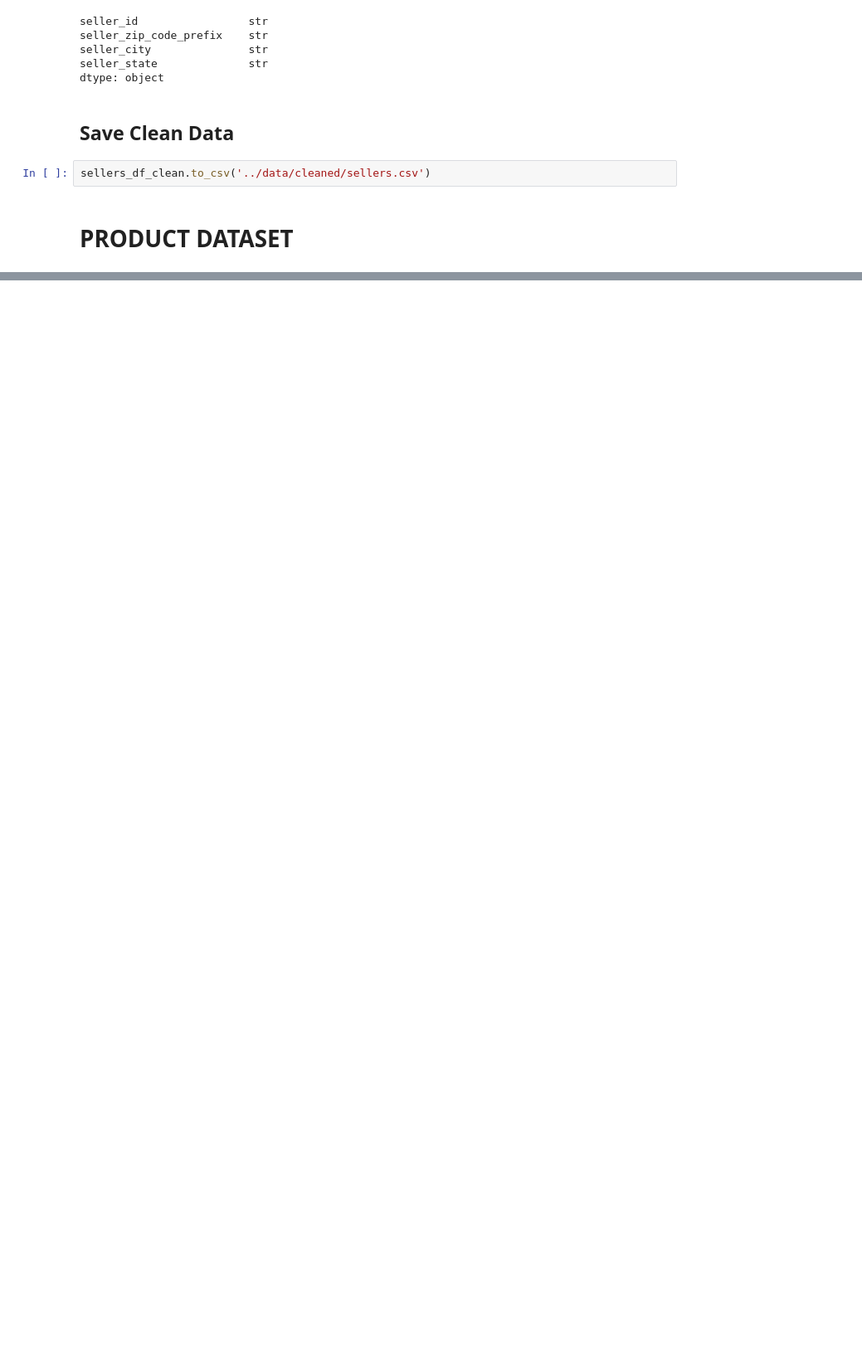
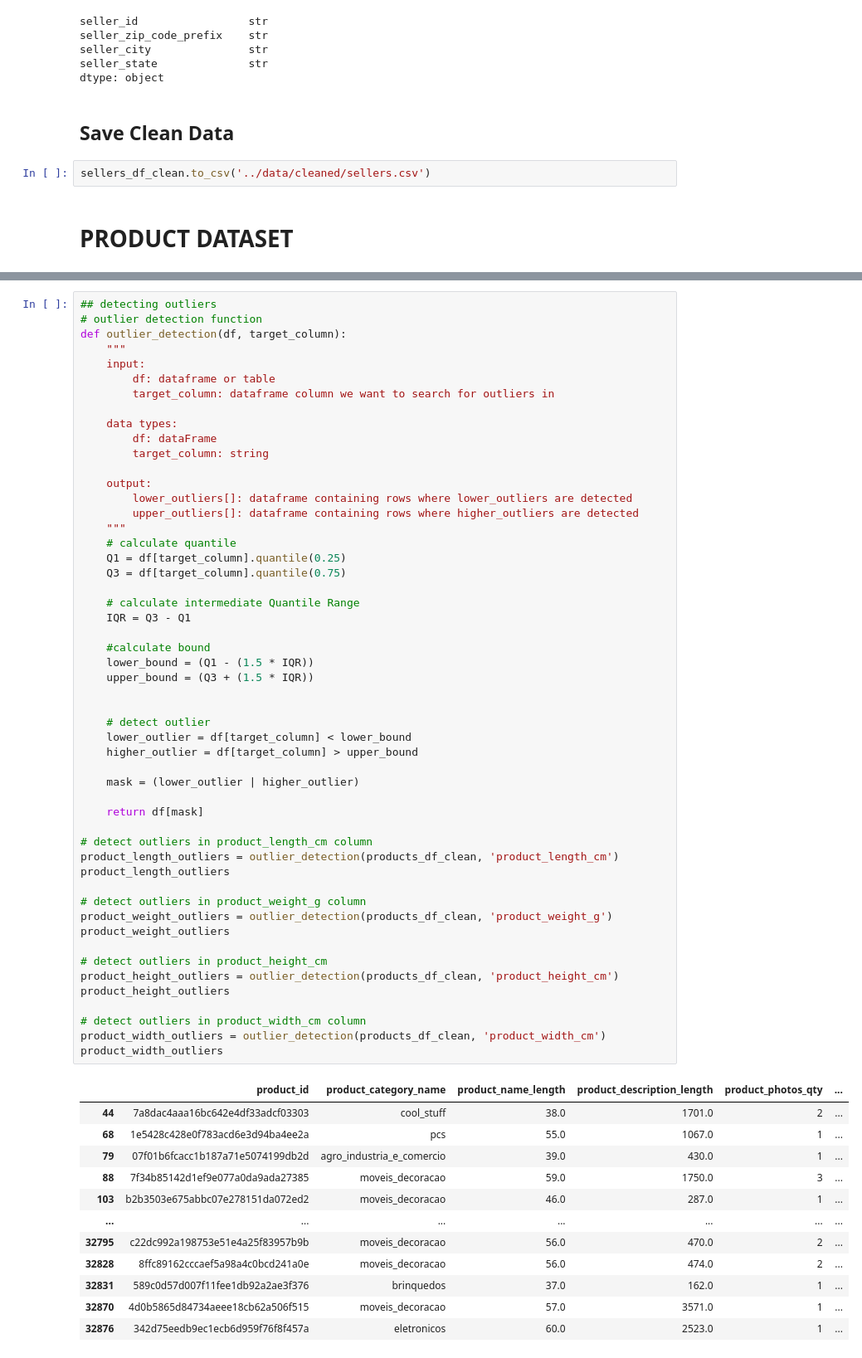
Before and after one commit to Akah5David/olist_data_analytics, a Jupyter notebook: notebooks/02_data_cleaning.ipynb, the cells around one changed output, grey strips where cells are left out. Shown at 83% size. Saved outputs shown, nothing was run; the diff lists cells and outputs as text; blank space fills up the shorter version.

```diff
--- a/notebooks/02_data_cleaning.ipynb
+++ b/notebooks/02_data_cleaning.ipynb
@@ -1928,0 +2125,65 @@ dtype: object
+# %%
+## detecting outliers
+# outlier detection function
+def outlier_detection(df, target_column):
+    """
+    input:
+        df: dataframe or table
+        target_column: dataframe column we want to search for outliers in
+
+    data types:
+        df: dataFrame
+        target_column: string
+
+    output:
+        lower_outliers[]: dataframe containing rows where lower_outliers are detected
+        upper_outliers[]: dataframe containing rows where higher_outliers are detected
+    """
+    # calculate quantile
+    Q1 = df[target_column].quantile(0.25)
+    Q3 = df[target_column].quantile(0.75)
+
+    # calculate intermediate Quantile Range
+    IQR = Q3 - Q1
+
+    #calculate bound
+    lower_bound = (Q1 - (1.5 * IQR))
+    upper_bound = (Q3 + (1.5 * IQR))
+
+
+    # detect outlier
+    lower_outlier = df[target_column] < lower_bound
+    higher_outlier = df[target_column] > upper_bound
+
+    mask = (lower_outlier | higher_outlier)
+
+    return df[mask]
+
+# detect outliers in product_length_cm column
+product_length_outliers = outlier_detection(products_df_clean, 'product_length_cm')
+product_length_outliers
+
+# detect outliers in product_weight_g column
+product_weight_outliers = outlier_detection(products_df_clean, 'product_weight_g')
+product_weight_outliers
+
+# detect outliers in product_height_cm
+product_height_outliers = outlier_detection(products_df_clean, 'product_height_cm')
+product_height_outliers
+
+# detect outliers in product_width_cm column
+product_width_outliers = outlier_detection(products_df_clean, 'product_width_cm')
+product_width_outliers
+# %% [output]
+|  | product_id | product_category_name | product_name_length | product_description_length | product_photos_qty | ... |
+| 44 | 7a8dac4aaa16bc642e4df33adcf03303 | cool_stuff | 38.0 | 1701.0 | 2 | ... |
+| 68 | 1e5428c428e0f783acd6e3d94ba4ee2a | pcs | 55.0 | 1067.0 | 1 | ... |
+| 79 | 07f01b6fcacc1b187a71e5074199db2d | agro_industria_e_comercio | 39.0 | 430.0 | 1 | ... |
+| 88 | 7f34b85142d1ef9e077a0da9ada27385 | moveis_decoracao | 59.0 | 1750.0 | 3 | ... |
+| 103 | b2b3503e675abbc07e278151da072ed2 | moveis_decoracao | 46.0 | 287.0 | 1 | ... |
+| ... | ... | ... | ... | ... | ... | ... |
+| 32795 | c22dc992a198753e51e4a25f83957b9b | moveis_decoracao | 56.0 | 470.0 | 2 | ... |
+| 32828 | 8ffc89162cccaef5a98a4c0bcd241a0e | moveis_decoracao | 56.0 | 474.0 | 2 | ... |
+| 32831 | 589c0d57d007f11fee1db92a2ae3f376 | brinquedos | 37.0 | 162.0 | 1 | ... |
+| 32870 | 4d0b5865d84734aeee18cb62a506f515 | moveis_decoracao | 57.0 | 3571.0 | 1 | ... |
+| 32876 | 342d75eedb9ec1ecb6d959f76f8f457a | eletronicos | 60.0 | 2523.0 | 1 | ... |
```
Also changed, not shown: parts of 44 cells of this notebook, 1 other file.
